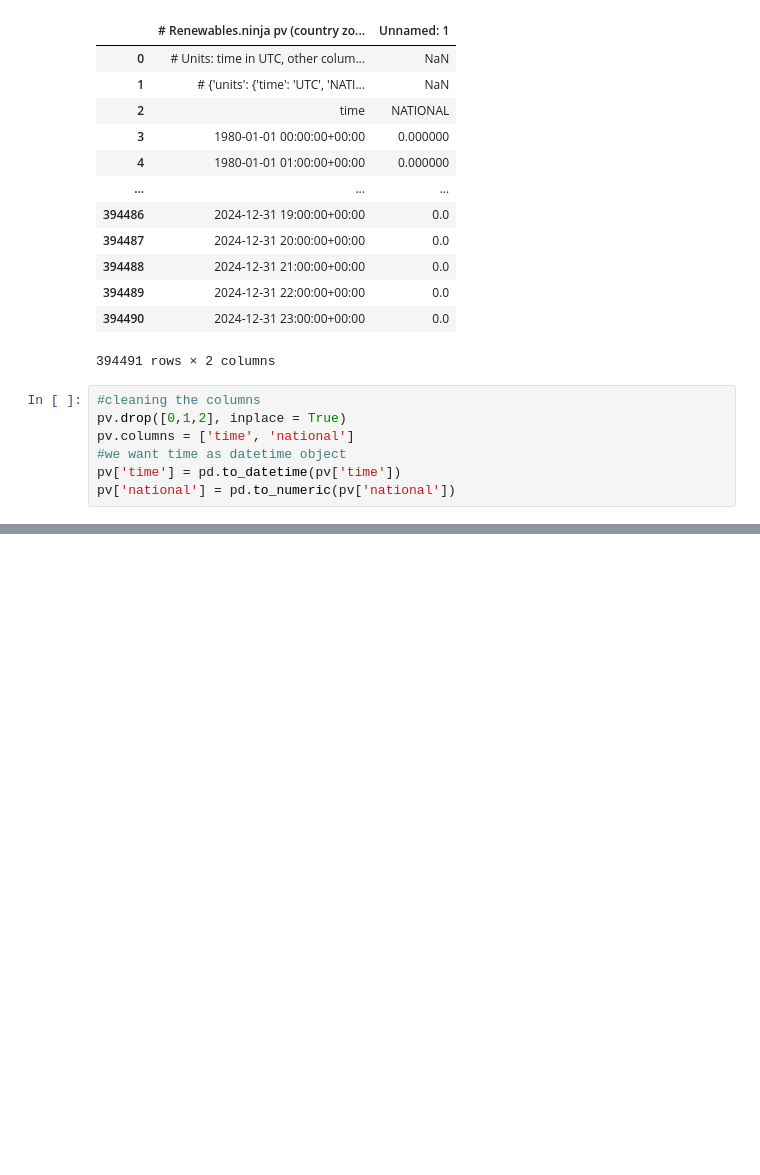
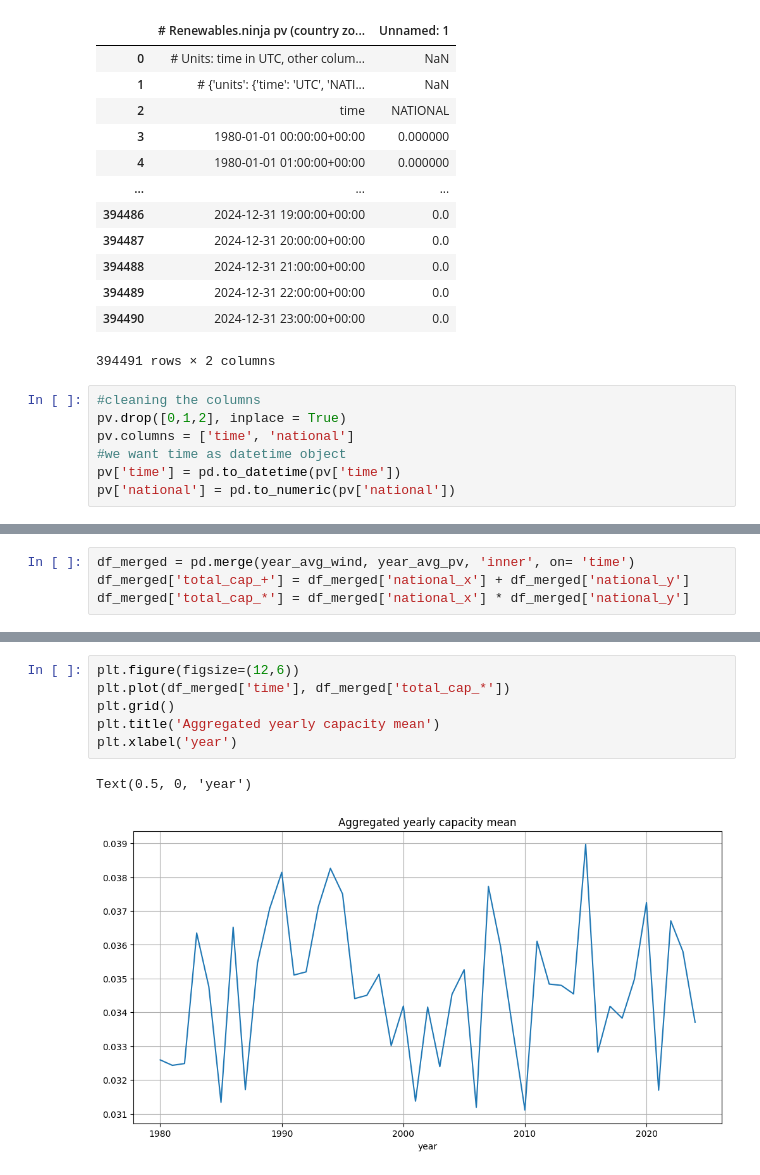
Before and after one commit to StianLindsethgits/EnergySystemsModelling, a Jupyter notebook: stratchbook.ipynb, the cells around one changed output, grey strips where cells are left out. Saved outputs shown, nothing was run; the diff lists cells and outputs as text; blank space fills up the shorter version.

```diff
--- a/stratchbook.ipynb
+++ b/stratchbook.ipynb
@@ -137,0 +157,4 @@ Years with low Capacity factors
+# %%
+df_merged = pd.merge(year_avg_wind, year_avg_pv, 'inner', on= 'time')
+df_merged['total_cap_+'] = df_merged['national_x'] + df_merged['national_y']
+df_merged['total_cap_*'] = df_merged['national_x'] * df_merged['national_y']
@@ -137,0 +190,9 @@ Years with low Capacity factors
+# %%
+plt.figure(figsize=(12,6))
+plt.plot(df_merged['time'], df_merged['total_cap_*'])
+plt.grid()
+plt.title('Aggregated yearly capacity mean')
+plt.xlabel('year')
+# %% [output]
+Text(0.5, 0, 'year')
+[figure, added]
```
Also changed, not shown: parts of 13 cells of this notebook.
